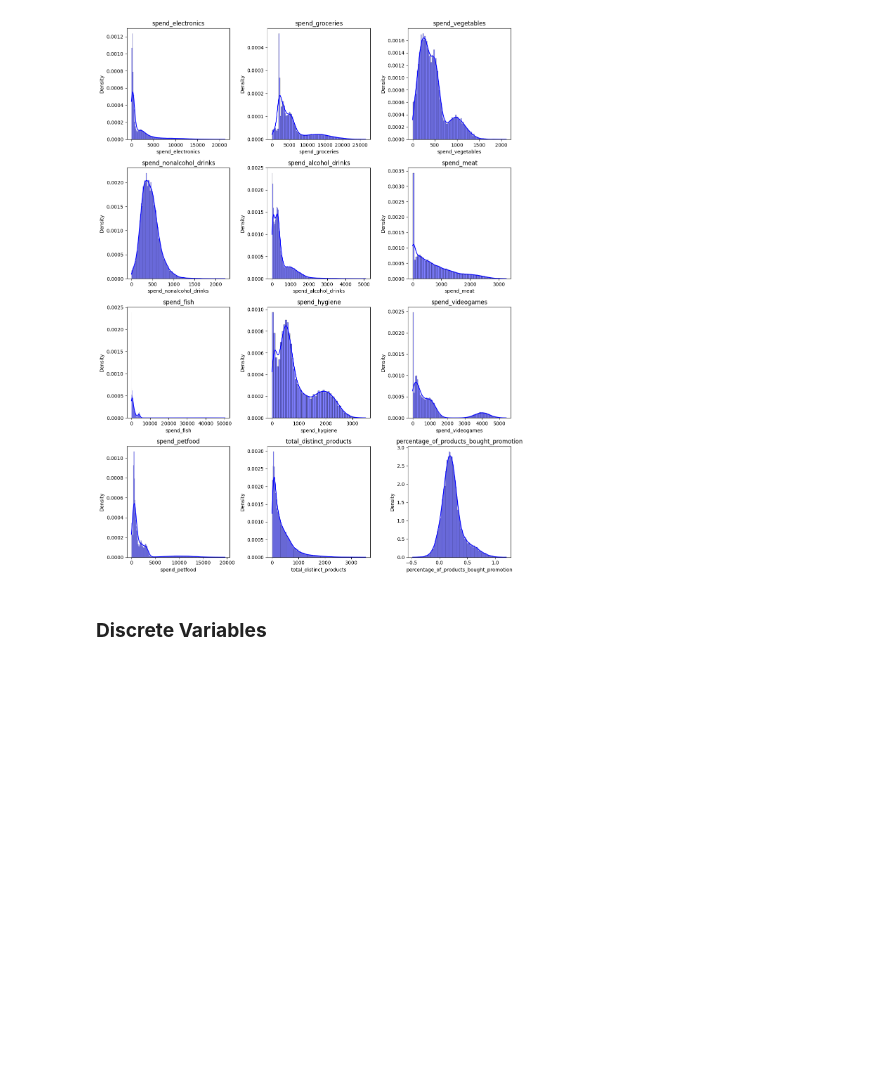
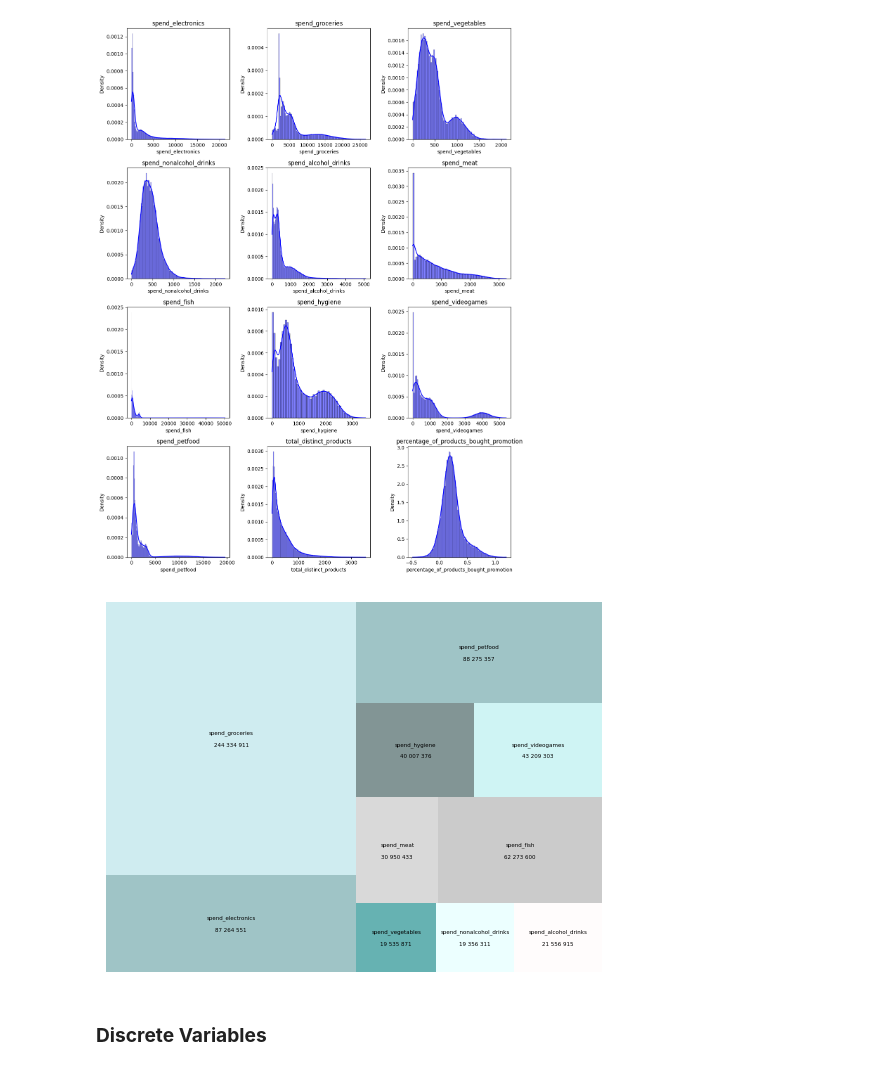
Before and after one commit to master-boda/Client-Segmentation-with-U-MAP-Embedding, a Jupyter notebook: src/preproc/eda.ipynb, the cells around one changed output. Saved outputs shown, nothing was run; the diff lists cells and outputs as text; code cells hidden in the pictures; blank space fills up the shorter version.

Commit message:
adição de alguns plots como pie charts ao EDA

```diff
--- a/src/preproc/eda.ipynb
+++ b/src/preproc/eda.ipynb
@@ -37,6 +41,10 @@ customer_info_clean_cont = customer_info_clean.iloc[:, 5:17]
 customer_info_clean_disc = pd.concat([customer_info_clean.iloc[:, 0:5], customer_info_clean.iloc[:, 17:]], axis=1)
 #customer_info_clean['city'] = customer_info_clean.apply(lambda row: assign_city(row['latitude'], row['longitude']), axis=1)
 #customer_info_clean.drop(['latitude', 'longitude'], axis=1, inplace=True)
+# %%
+spends = customer_info_clean_cont.columns[customer_info_clean_cont.columns.str.startswith('spend')]
+spends_sums = customer_info_clean_cont.loc[:,spends].sum()
+spend_labels = [f'{column_name}\n\n{value:,.0f}'.replace(",", " ") for column_name, value in zip(spends_sums.index, spends_sums.values)]
 # %%
 customer_info_clean.info()
 # %% [output]
@@ -69,6 +77,29 @@ boxplotter(customer_info_clean_cont)
 col_plotter(customer_info_clean_cont)
 # %% [output]
 [figure]
+# %%
+colors = [
+    'cadetblue',
+    'powderblue',
+    'teal',
+    'lightcyan',
+    'snow',
+    'silver',
+    'darkgrey',
+    'darkslategrey',
+    'paleturquoise'
+]
+
+# Create the treemap
+squarify.plot(sizes=spends_sums.values, label = spend_labels, color = colors, alpha=0.6, text_kwargs={'fontsize':4})
+
+# Add labels
+plt.axis('off')
+
+# Display the treemap
+plt.show()
+# %% [output]
+[figure, added]
 # %% [markdown]
 ### **Discrete Variables**
 # %%
```
Also changed, not shown: parts of 6 cells of this notebook, 1 other file.
